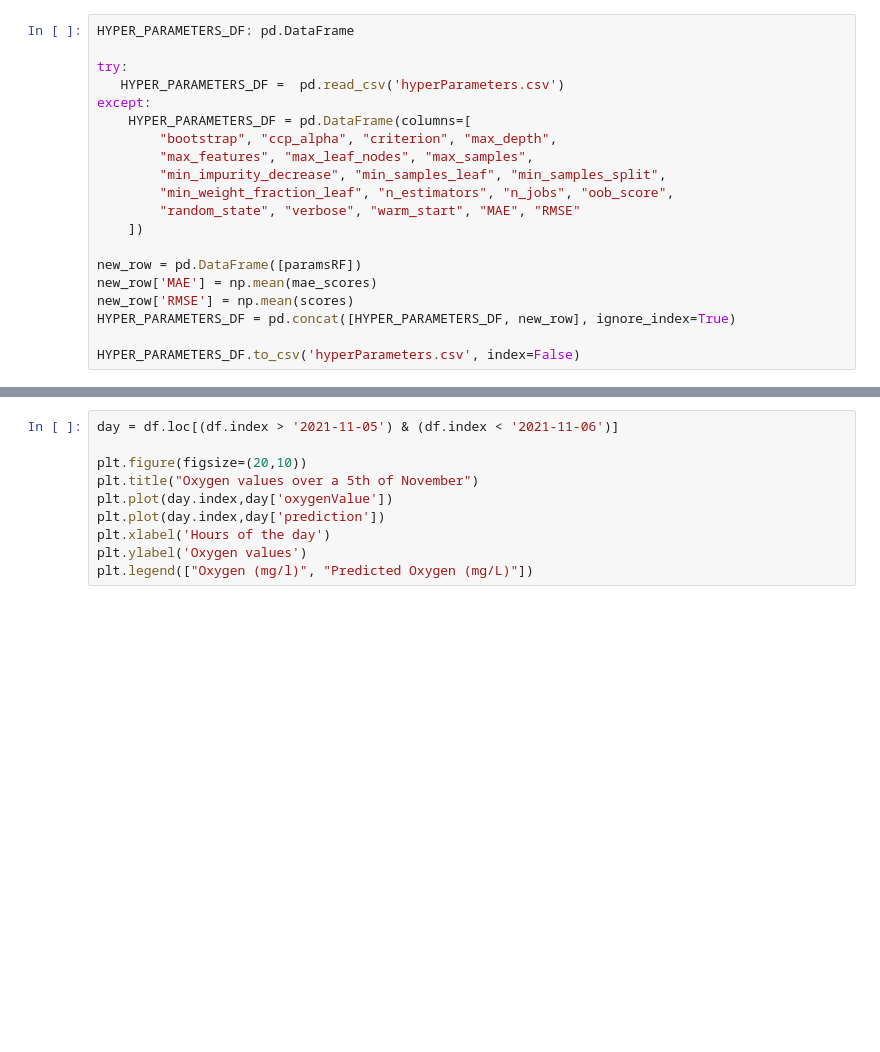
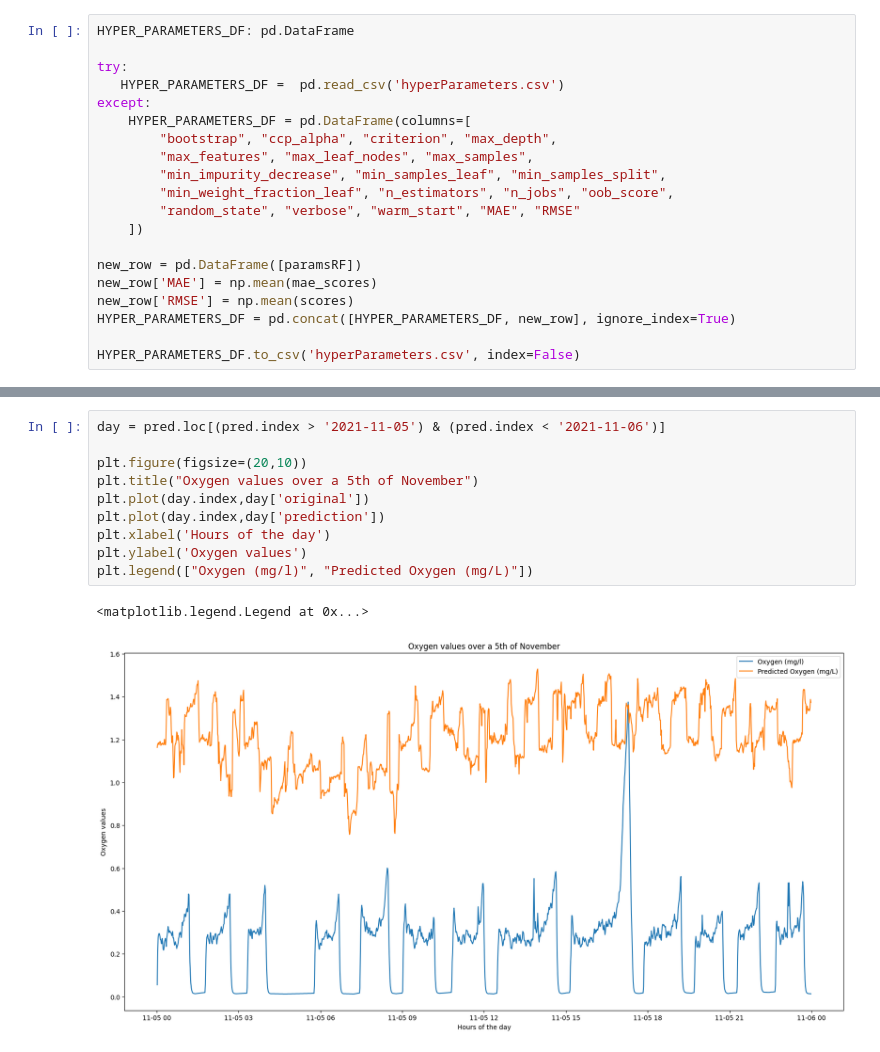
Before and after one commit to Simon-Manasse/DDD-DTW, a Jupyter notebook: src/RandomForestGoneGood.ipynb, the cells around one changed output, grey strips where cells are left out. Cells and saved outputs as stored; diff of their text form; blank space fills up the shorter version.

```diff
--- a/src/RandomForestGoneGood.ipynb
+++ b/src/RandomForestGoneGood.ipynb
@@ -260,10 +305,13 @@ plt.show()
 # %%
-day = df.loc[(df.index > '2021-11-05') & (df.index < '2021-11-06')]
+day = pred.loc[(pred.index > '2021-11-05') & (pred.index < '2021-11-06')]
 
 plt.figure(figsize=(20,10))
 plt.title("Oxygen values over a 5th of November")
-plt.plot(day.index,day['oxygenValue'])
+plt.plot(day.index,day['original'])
 plt.plot(day.index,day['prediction'])
 plt.xlabel('Hours of the day')
 plt.ylabel('Oxygen values')
 plt.legend(["Oxygen (mg/l)", "Predicted Oxygen (mg/L)"])
+# %% [output]
+<matplotlib.legend.Legend at 0x...>
+[figure, added]
```
Also changed, not shown: parts of 14 cells of this notebook.
